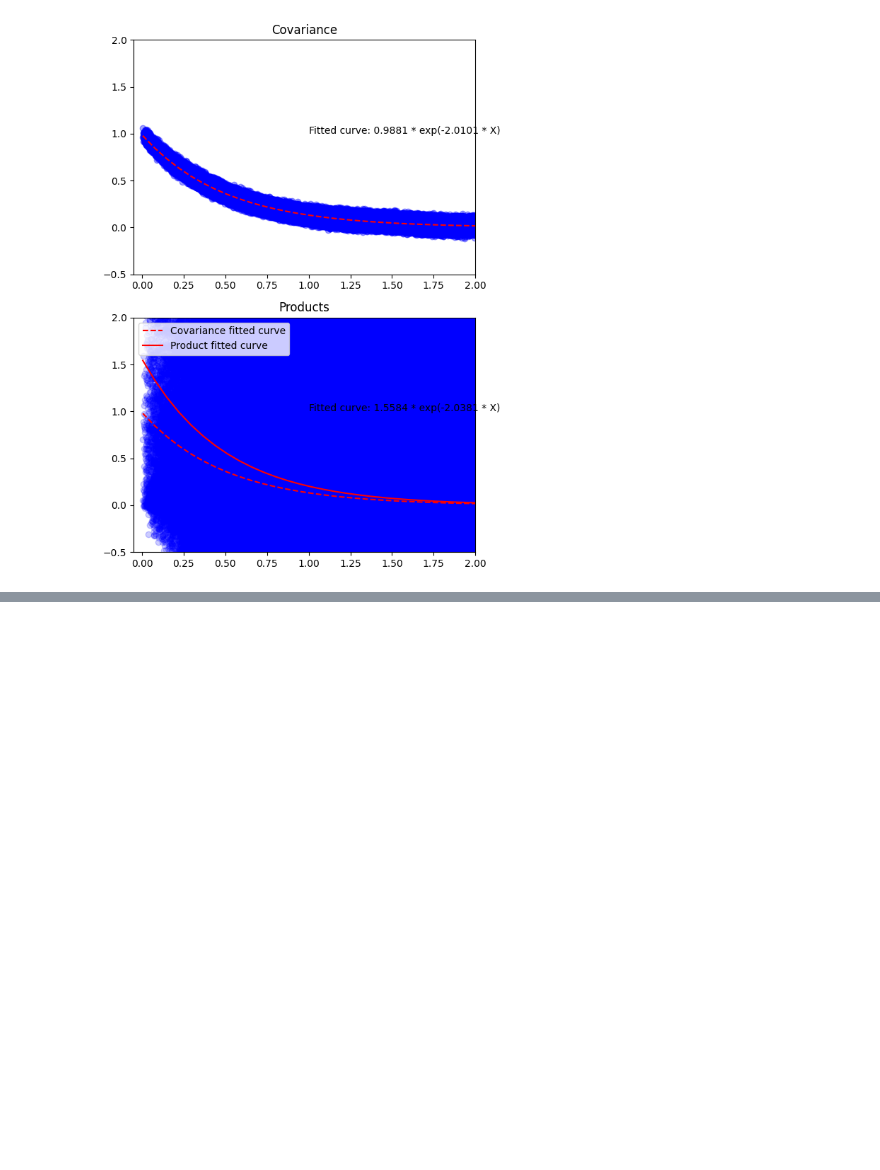
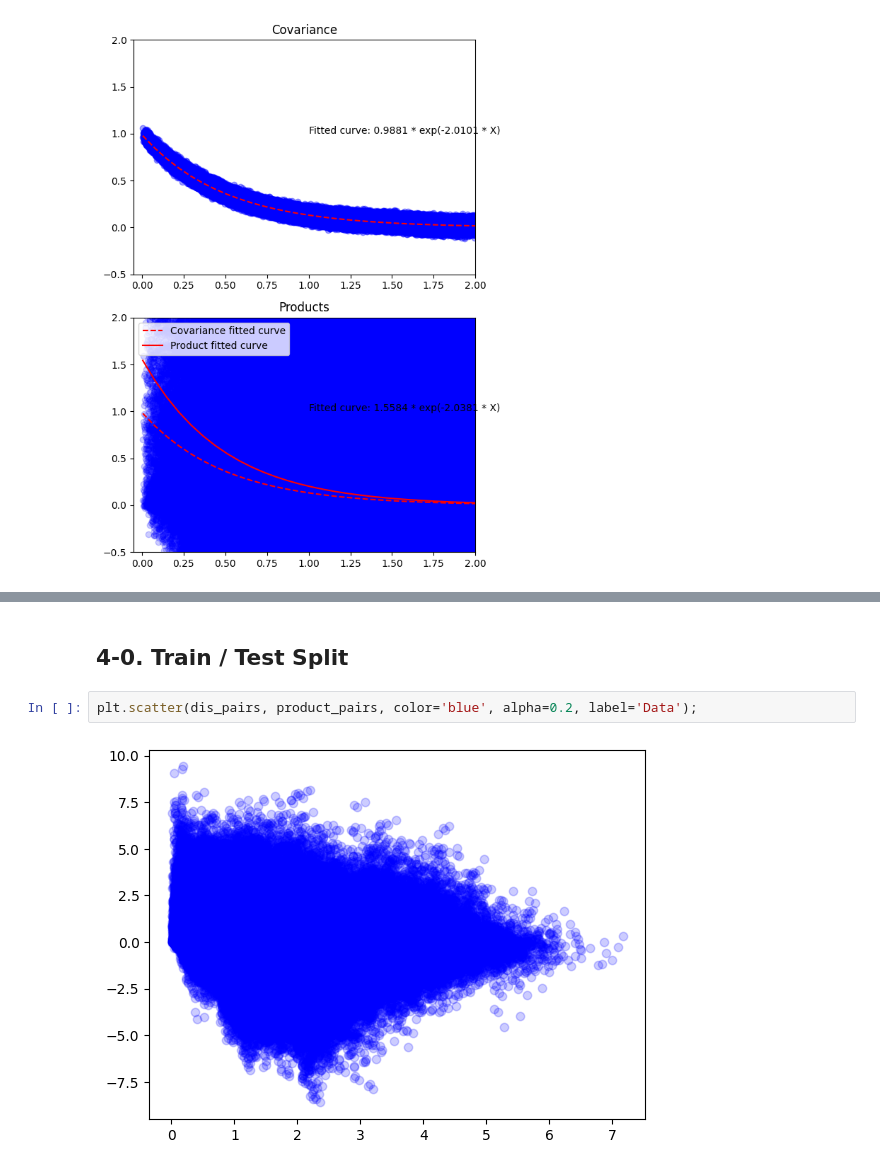
Before and after one commit to 272-burger/Covariance-Modeling, a Jupyter notebook: Covariance/RA_ExpRegression.ipynb, the cells around one changed output, grey strips where cells are left out. Cells and saved outputs as stored; diff of their text form; blank space fills up the shorter version.

```diff
--- a/Covariance/RA_ExpPlotting.ipynb
+++ b/Covariance/RA_ExpRegression.ipynb
@@ -362,0 +376,6 @@ plt.show()
+# %% [markdown]
+## 4-0. Train / Test Split
+# %%
+plt.scatter(dis_pairs, product_pairs, color='blue', alpha=0.2, label='Data');
+# %% [output]
+[figure, added]
```
Also changed, not shown: parts of 13 cells of this notebook.
